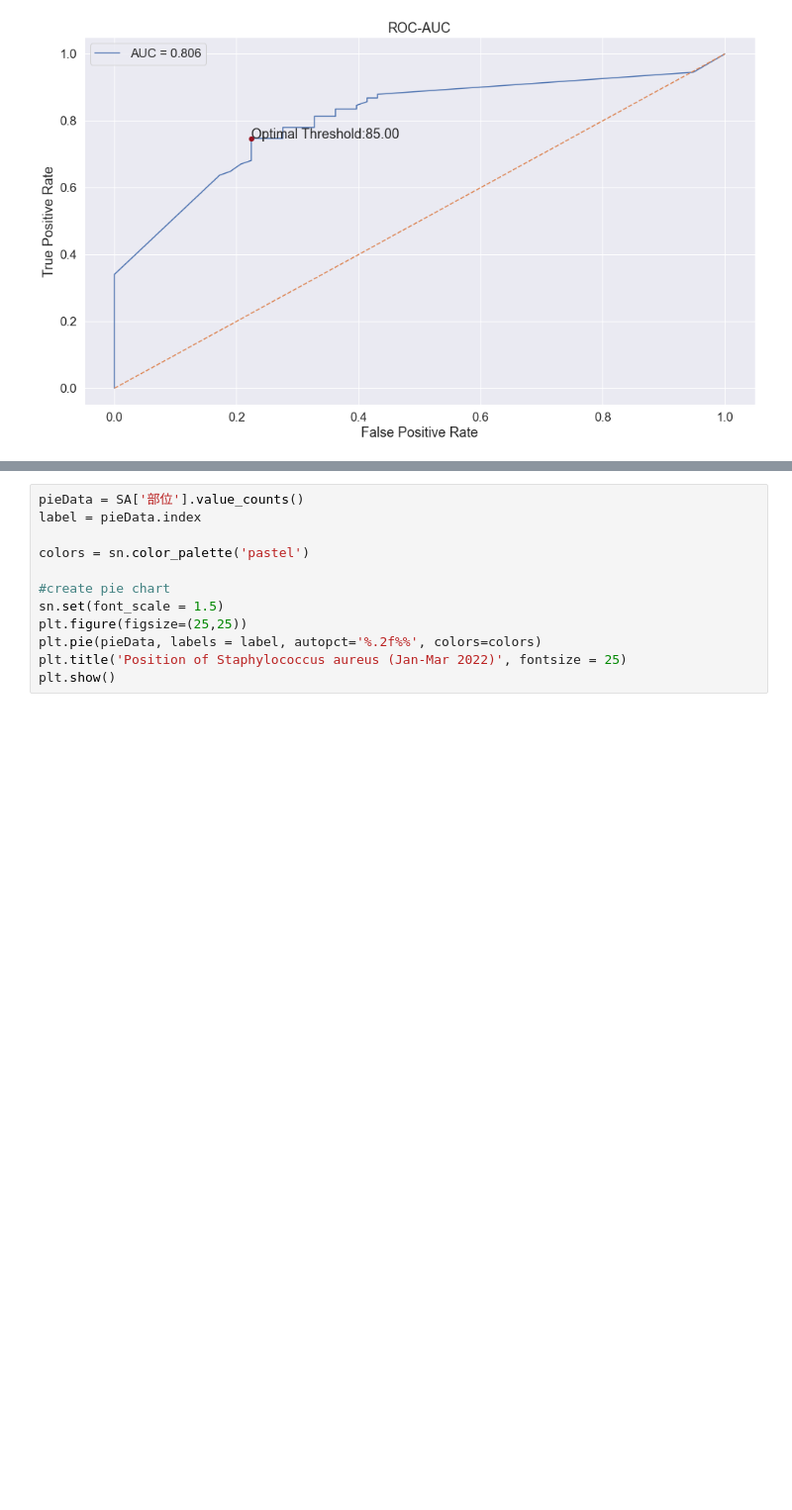
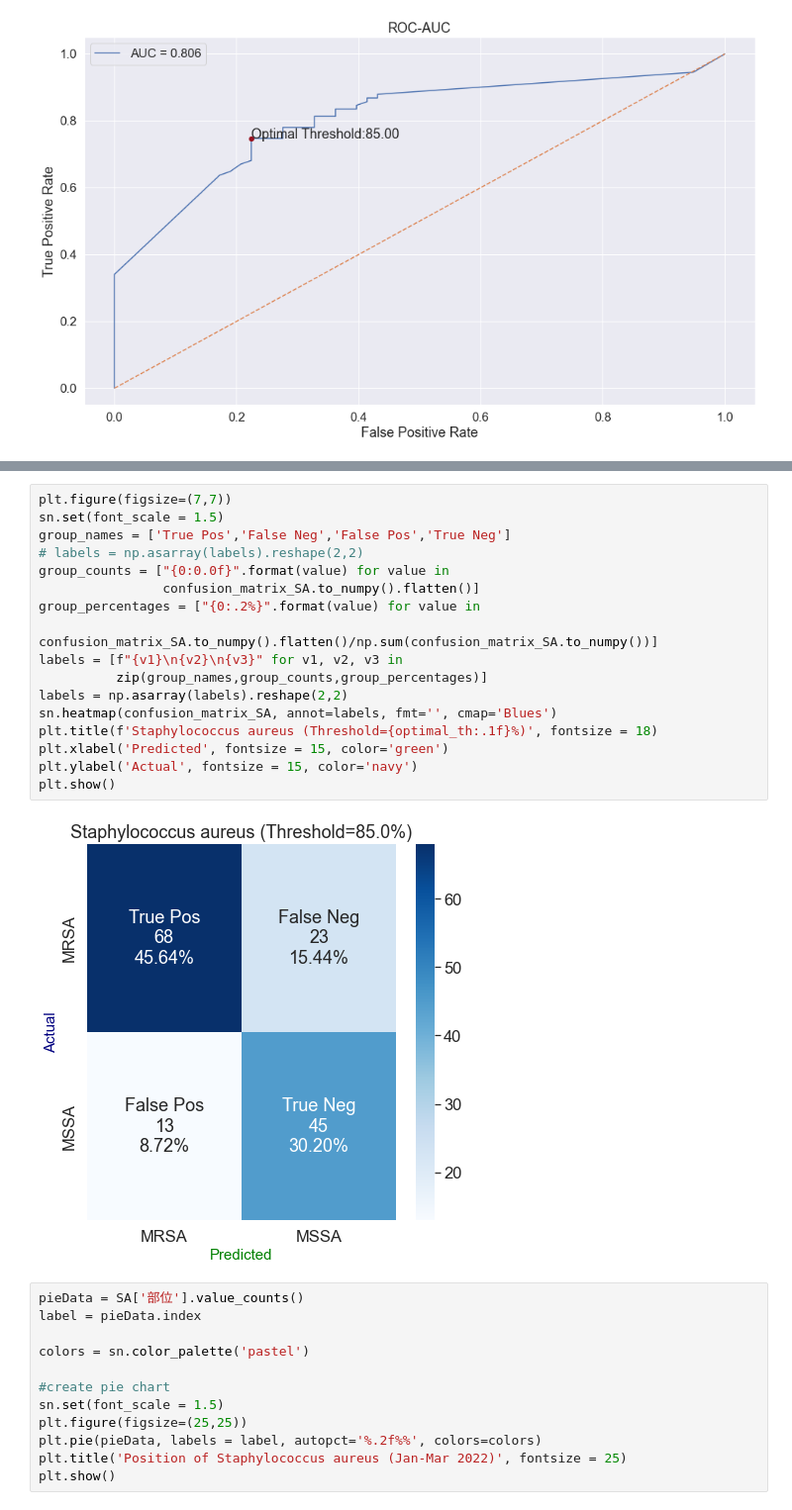
Before and after one commit to ChunWeiPeng/CMUH, a Jupyter notebook: CDSS_SA.ipynb, the cells around one changed output, grey strips where cells are left out. Shown at 99% size. Saved outputs shown, nothing was run; the diff lists cells and outputs as text; blank space fills up the shorter version.

```diff
--- a/CDSS_SA.ipynb
+++ b/CDSS_SA.ipynb
@@ -213,3 +220,22 @@ MSSA         14    44
+# %%
+plt.figure(figsize=(7,7))
+sn.set(font_scale = 1.5)
+group_names = ['True Pos','False Neg','False Pos','True Neg']
+# labels = np.asarray(labels).reshape(2,2)
+group_counts = ["{0:0.0f}".format(value) for value in
+                confusion_matrix_SA.to_numpy().flatten()]
+group_percentages = ["{0:.2%}".format(value) for value in
+                     confusion_matrix_SA.to_numpy().flatten()/np.sum(confusion_matrix_SA.to_numpy())]
+labels = [f"{v1}\n{v2}\n{v3}" for v1, v2, v3 in
+          zip(group_names,group_counts,group_percentages)]
+labels = np.asarray(labels).reshape(2,2)
+sn.heatmap(confusion_matrix_SA, annot=labels, fmt='', cmap='Blues')
+plt.title(f'Staphylococcus aureus (Threshold={optimal_th:.1f}%)', fontsize = 18)
+plt.xlabel('Predicted', fontsize = 15, color='green')
+plt.ylabel('Actual', fontsize = 15, color='navy')
+plt.show()
+# %% [output]
+[figure, added]
 # %%
 pieData = SA['部位'].value_counts()
 label = pieData.index
```
Also changed, not shown: parts of 6 cells of this notebook, 2 other files.
